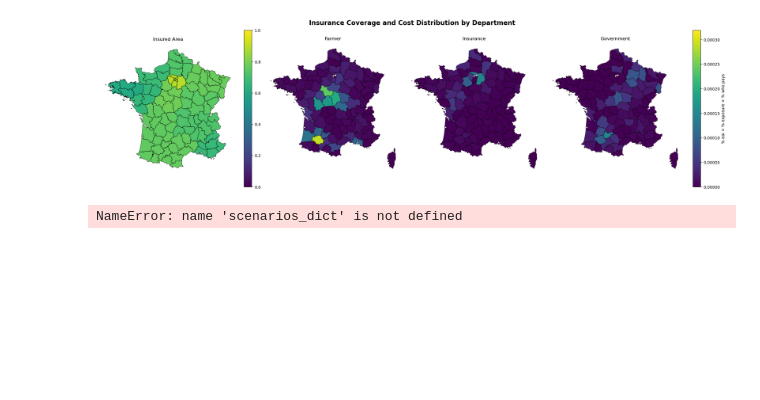
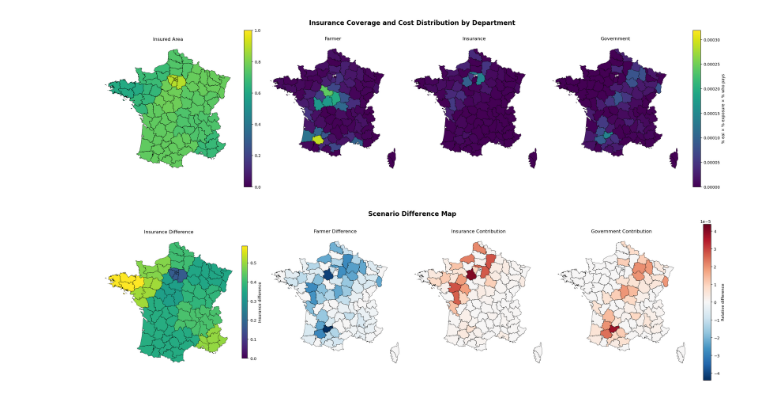
Before and after one commit to arvedluetzen/mus-climada, a Jupyter notebook: notebooks/0424_pipeline-scenarios.ipynb, the cells around one changed output. Cells and saved outputs as stored; diff of their text form; code cells hidden in the pictures; blank space fills up the shorter version.

Commit message:
finalised difference function

```diff
--- a/notebooks/0424_pipeline-scenarios.ipynb
+++ b/notebooks/0424_pipeline-scenarios.ipynb
@@ -445,6 +434,8 @@ def plot_difference(baseline_scenario, compare_scenario):
 
     return fig, axes
 # %%
-plot_difference(scenarios_dict[0], scenarios_dict[0.6000000000000001])
+f, axs = plot_difference(scenarios_dict[0], scenarios_dict[0.6000000000000001])
+
+plt.show()
 # %% [output]
-NameError: name 'scenarios_dict' is not defined
+[figure, added]
```
Also changed, not shown: parts of 2 cells of this notebook, 2 other files.
